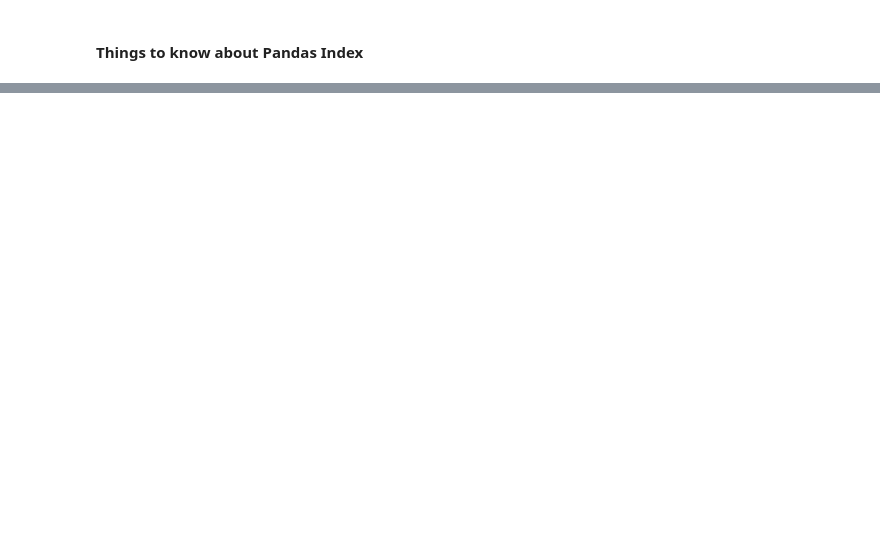
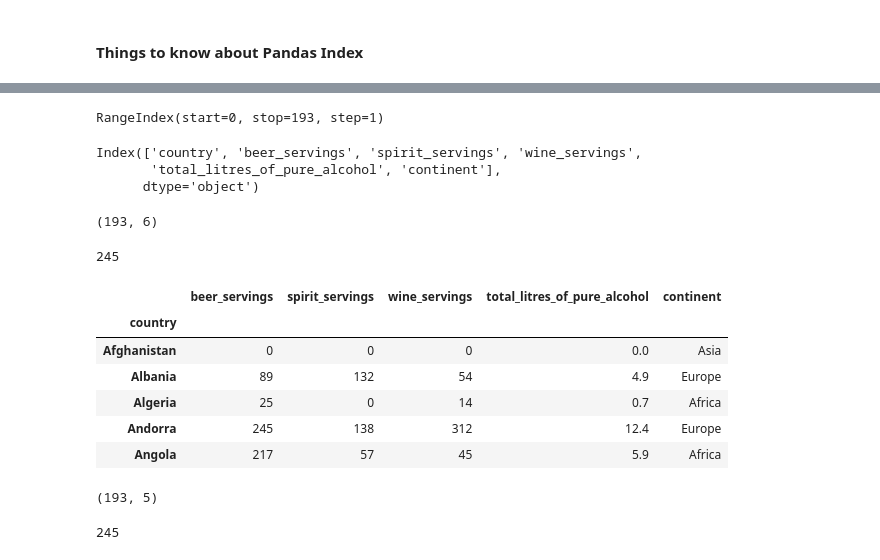
Before and after one commit to shmehta21/Pandas_demo, a Jupyter notebook: pandas.ipynb, the cells around one changed output, grey strips where cells are left out. Saved outputs shown, nothing was run; the diff lists cells and outputs as text; code cells hidden in the pictures; blank space fills up the shorter version.

Commit message:
Adding Pandas Indexloc and iloc operations

```diff
--- a/pandas.ipynb
+++ b/pandas.ipynb
@@ -933,3 +933,6 @@ HEXAGON         1
 Name: Shape Reported, dtype: int64
 # %% [markdown]
 <h4> Things to know about Pandas Index </h4>
+# %%
+drinks = pd.read_csv('http://bit.ly/drinksbycountry')
+drinks.head()
@@ -935,0 +946,39 @@ Name: Shape Reported, dtype: int64
+# %%
+drinks.index #drinks DF has in all 193 rows as shown by Index, 0th row is the column header
+# %% [output]
+RangeIndex(start=0, stop=193, step=1)
+# %%
+drinks.columns
+# %% [output]
+Index(['country', 'beer_servings', 'spirit_servings', 'wine_servings',
+       'total_litres_of_pure_alcohol', 'continent'],
+      dtype='object')
+# %%
+drinks.shape
+# %% [output]
+(193, 6)
+# %%
+#Indexes exist for identification and selection
+drinks.loc[23, 'beer_servings'] #loc attribute to select value at Row#23 and column beer_servings
+# %% [output]
+245
+# %%
+#In above example, user needs to remember the row index which is not convenient. Trying to set country as index, so that user can directly retrieve value based on name of the country
+drinks.set_index('country', inplace=True)
+drinks.head()
+# %% [output]
+|  | beer_servings | spirit_servings | wine_servings | total_litres_of_pure_alcohol | continent |
+| country |  |  |  |  |  |
+| Afghanistan | 0 | 0 | 0 | 0.0 | Asia |
+| Albania | 89 | 132 | 54 | 4.9 | Europe |
+| Algeria | 25 | 0 | 14 | 0.7 | Africa |
+| Andorra | 245 | 138 | 312 | 12.4 | Europe |
+| Angola | 217 | 57 | 45 | 5.9 | Africa |
+# %%
+drinks.shape #1 colummn reduced as we set one of the columns as the index
+# %% [output]
+(193, 5)
+# %%
+drinks.loc['Brazil','beer_servings']
+# %% [output]
+245
```
Also changed, not shown: parts of 30 cells of this notebook.
